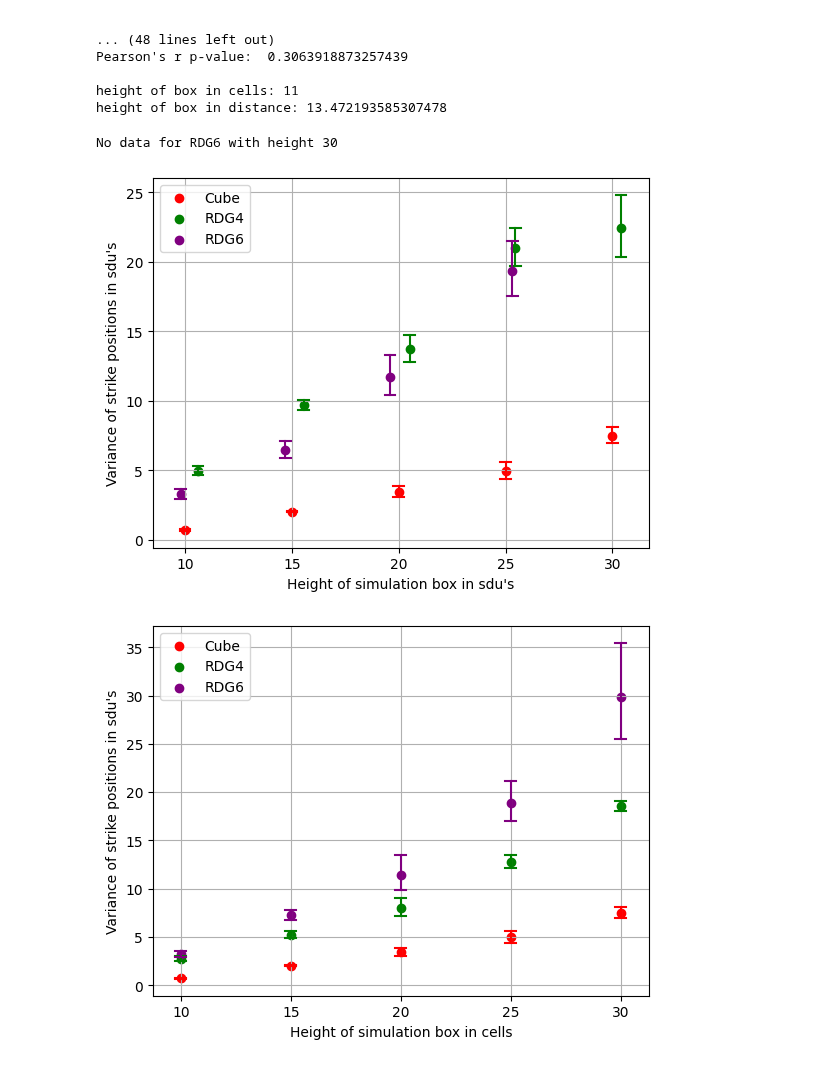
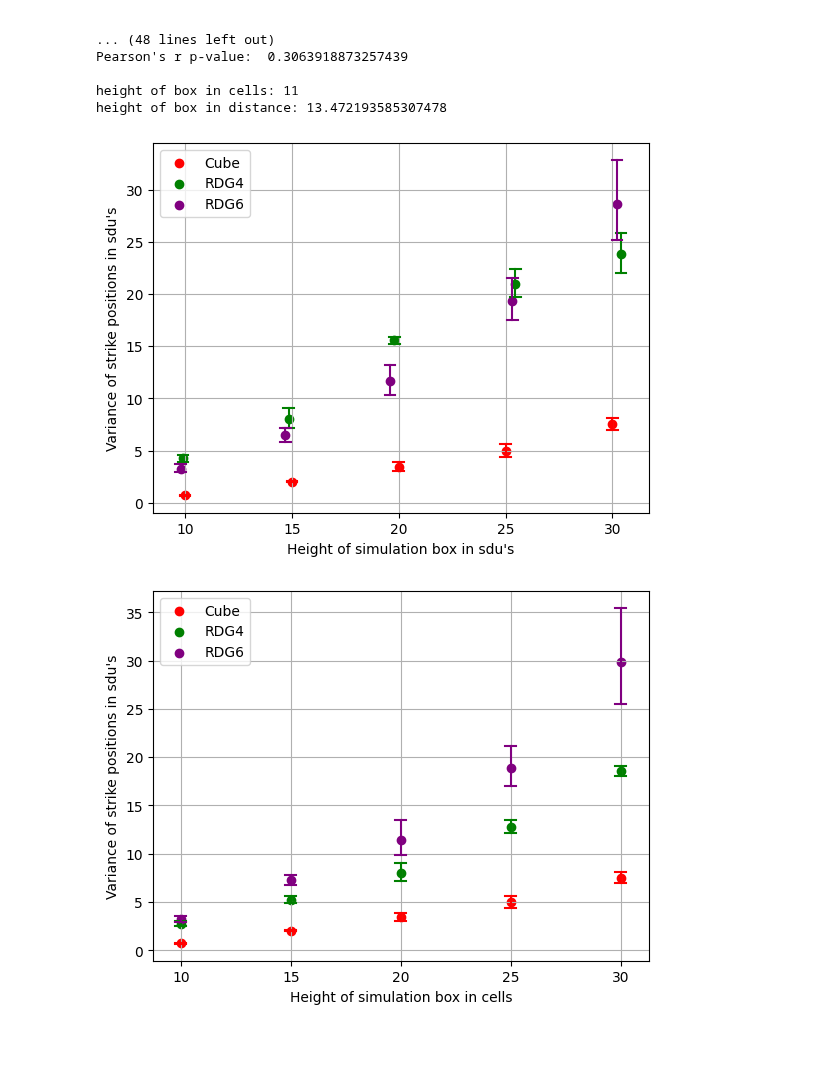
Before and after one commit to g-nilsson/spatial_discretizations_impact_on_simulations, a Jupyter notebook: stat_analysis.ipynb, the cells around one changed output. Cells and saved outputs as stored; diff of their text form; code cells hidden in the pictures.

Commit message:
gathered more data

```diff
--- a/stat_analysis.ipynb
+++ b/stat_analysis.ipynb
@@ -213,7 +216,7 @@ def calc_variance(N, nu, threshold, shape_name, print_output=False, N_is_cellcou
         print(f"{shape_name} is not one of the stored grid-types (Cube, RDG4, RDG6)")
         return
 
-    filename_strike = f"C:\\Users\\gabriel\\Desktop\\Capstone\\data\\{shape_name_str}\\{N_str}_{nu}_{threshold}_strikedata.txt"
+    filename_strike = f"{__proj_dir__}\\data\\{shape_name_str}\\{N_str}_{nu}_{threshold}_strikedata.txt"
     strike_file = open(filename_strike,'r')
 
     strike_data_str = strike_file.read()
@@ -420,7 +419,7 @@ height of box in distance: 9.192388155425117
 
 # I need RDG6 X/sqrt(2) x X x X*sqrt(2)/(2*sqrt(3))
 
-target_height = 19
+target_height = 9
 
 print("Cell dimensions:")
 print(f"Cube: {target_height*2}x{target_height*2}x{target_height}  ->  ({target_height*2}x{target_height*2}x{target_height})")
@@ -519,6 +518,10 @@ def plot_variance_plot(target_heights, height_is_cellcount):
     for grid_type in ["Cube", "RDG4", "RDG6"]:
         for i, target_height in enumerate(target_heights):
             try:
+                if grid_type == "RDG4" and not height_is_cellcount:
+                    if  target_height in [10, 15, 20]:
+                        target_height -= 1
+                        true_heights_of_type_target[grid_type][i] = boxdim_to_real_distance_RDG4(target_height_to_box_dim_RDG4(target_height))[2]
                 results = calc_variance(target_height, 6, 0.001, grid_type, N_is_cellcount=height_is_cellcount)
                 variances[grid_type].append(results[0])
                 lower_bounds[grid_type].append(results[1])
@@ -556,12 +559,13 @@ def plot_variance_plot(target_heights, height_is_cellcount):
     plt.grid()
     plt.legend()
     plt.show()
+
+    return variances
 # %%
 # Variance plot, matched with similar box heights (in sdu's)
 target_heights = [10, 15, 20, 25, 30]
-plot_variance_plot(target_heights, height_is_cellcount=False)
+variances = plot_variance_plot(target_heights, height_is_cellcount=False)
 # %% [output]
-No data for RDG6 with height 30
-[figure, old version]
+[figure, new version]
 # %%
 target_heights = [10, 15, 20, 25, 30]
```
Also changed, not shown: parts of 10 cells of this notebook, 26 other files.
